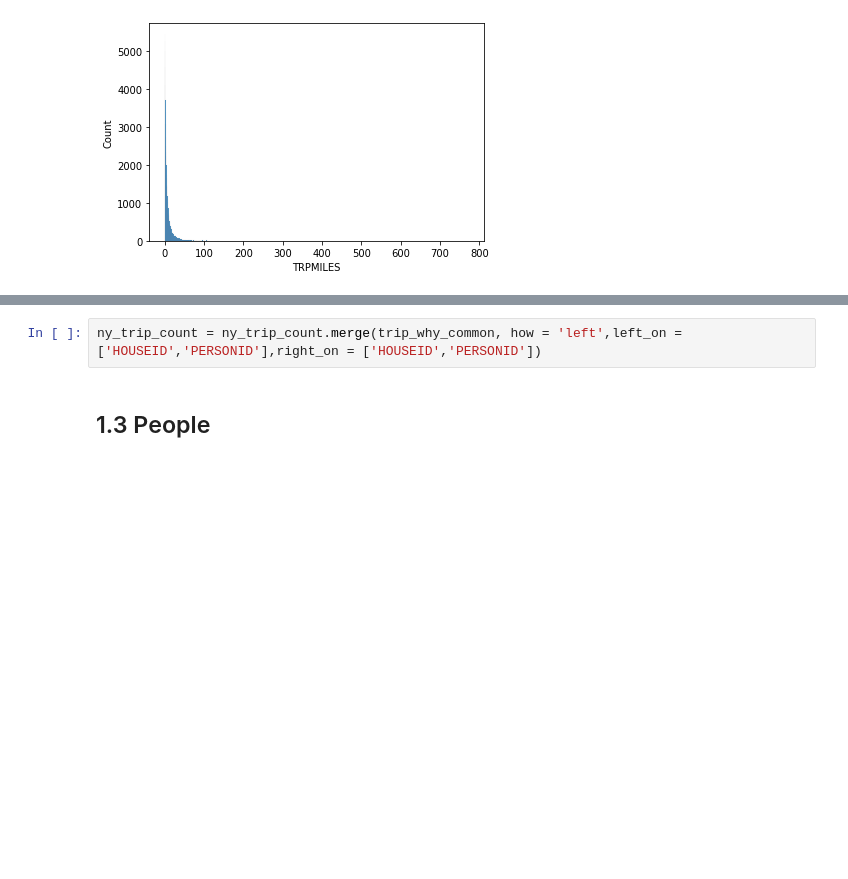
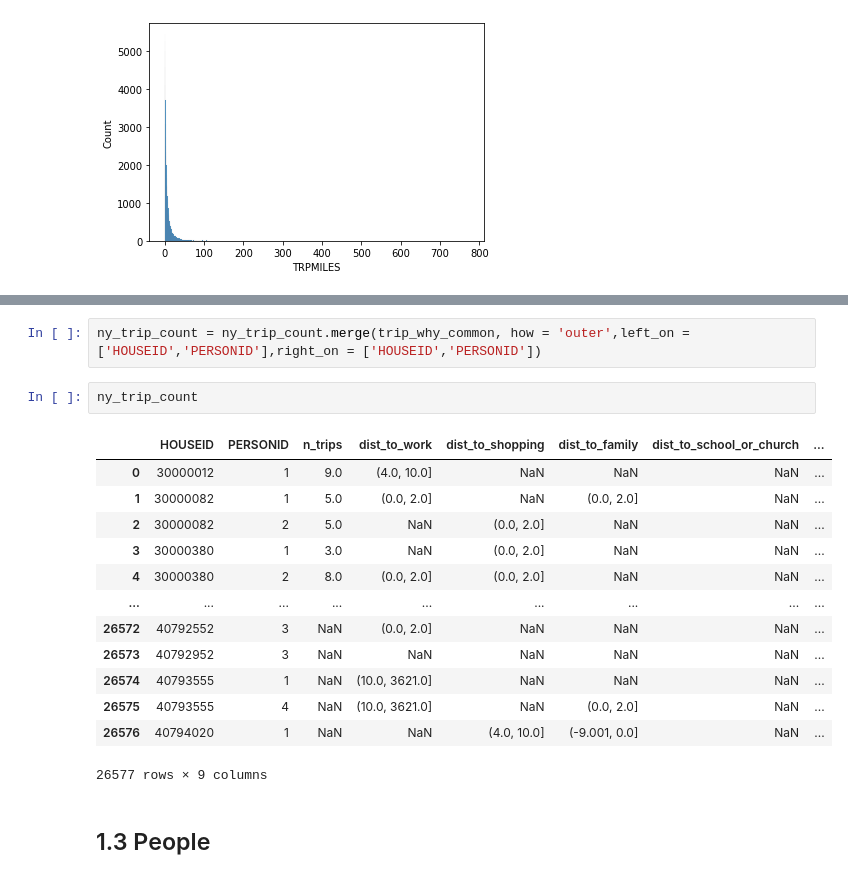
Before and after one commit to seanteohyh/AML_US_Traffic, a Jupyter notebook: NY Person Trip Predictor.ipynb, the cells around one changed output, grey strips where cells are left out. Cells and saved outputs as stored; diff of their text form; blank space fills up the shorter version.

```diff
--- a/NY Person Trip Predictor.ipynb
+++ b/NY Person Trip Predictor.ipynb
@@ -184,5 +193,21 @@ ny_trip = ny_trip[ny_trip['TRPMILES']<100]
 # %%
-ny_trip_count = ny_trip_count.merge(trip_why_common, how = 'left',left_on = ['HOUSEID','PERSONID'],right_on = ['HOUSEID','PERSONID'])
+ny_trip_count = ny_trip_count.merge(trip_why_common, how = 'outer',left_on = ['HOUSEID','PERSONID'],right_on = ['HOUSEID','PERSONID'])
+# %%
+ny_trip_count
+# %% [output]
+|  | HOUSEID | PERSONID | n_trips | dist_to_work | dist_to_shopping | dist_to_family | dist_to_school_or_church | ... |
+| 0 | 30000012 | 1 | 9.0 | (4.0, 10.0] | NaN | NaN | NaN | ... |
+| 1 | 30000082 | 1 | 5.0 | (0.0, 2.0] | NaN | (0.0, 2.0] | NaN | ... |
+| 2 | 30000082 | 2 | 5.0 | NaN | (0.0, 2.0] | NaN | NaN | ... |
+| 3 | 30000380 | 1 | 3.0 | NaN | (0.0, 2.0] | NaN | NaN | ... |
+| 4 | 30000380 | 2 | 8.0 | (0.0, 2.0] | (0.0, 2.0] | NaN | NaN | ... |
+| ... | ... | ... | ... | ... | ... | ... | ... | ... |
+| 26572 | 40792552 | 3 | NaN | (0.0, 2.0] | NaN | NaN | NaN | ... |
+| 26573 | 40792952 | 3 | NaN | NaN | NaN | NaN | NaN | ... |
+| 26574 | 40793555 | 1 | NaN | (10.0, 3621.0] | NaN | NaN | NaN | ... |
+| 26575 | 40793555 | 4 | NaN | (10.0, 3621.0] | NaN | (0.0, 2.0] | NaN | ... |
+| 26576 | 40794020 | 1 | NaN | NaN | (4.0, 10.0] | (-9.001, 0.0] | NaN | ... |
+26577 rows × 9 columns
 # %% [markdown]
 ## 1.3 People
 # %%
```
Also changed, not shown: parts of 43 cells of this notebook, 1 other file.
